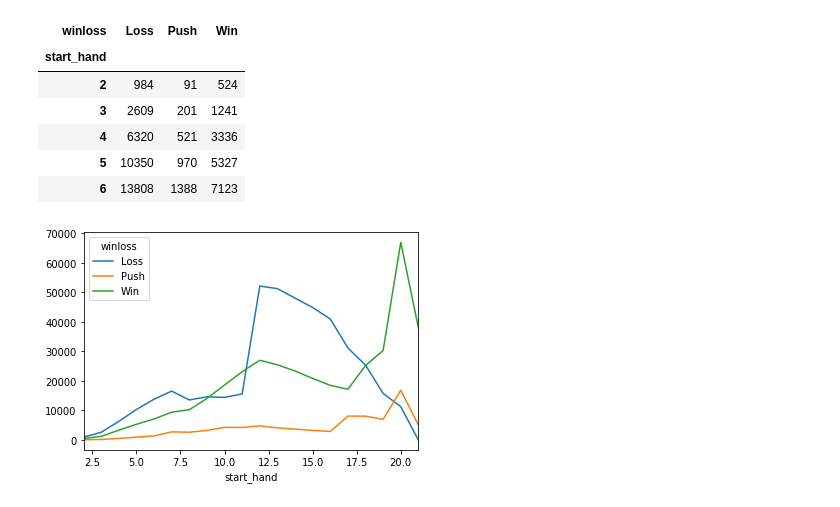
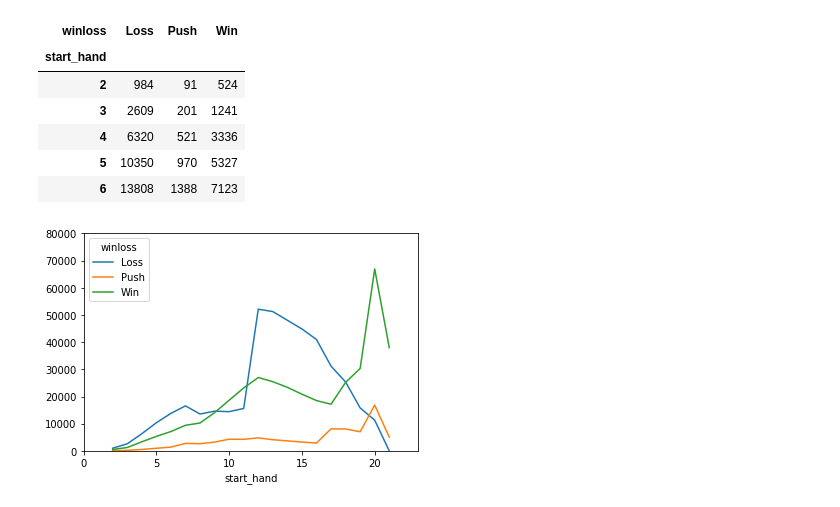
Before and after one commit to anirahul/Team_Carolina, a Jupyter notebook: code/main.ipynb, the cells around one changed output. Drawn from its saved outputs; the diff is of its cells as text; code cells hidden in the pictures.

```diff
--- a/code/main.ipynb
+++ b/code/main.ipynb
@@ -46,8 +36,9 @@ bj_data_ren.head()
 5 rows × 22 columns
 # %%
 #organize data frame
+#bj_data_1 = []
 bj_data_1 = bj_data_ren[["start_hand", "winloss"]]
-bj_data_2 = pd.DataFrame(bj_date_1)
+bj_data_2 = pd.DataFrame(bj_data_1)
 
 bj_data_2.head()
 # %% [output]
@@ -74,9 +112,10 @@ start.head()
 | 4 | 6320 | 521 | 3336 |
 | 5 | 10350 | 970 | 5327 |
 | 6 | 13808 | 1388 | 7123 |
-# %%
-
-start.plot.line()
-plt.show()
-# %% [output]
-[figure, removed]
+# %%
+start.plot.line()
+plt.ylim(0, 80000)
+plt.xlim(0, 23)
+plt.show()
+# %% [output]
+[figure, added]
```
Also changed, not shown: parts of 5 cells of this notebook.
